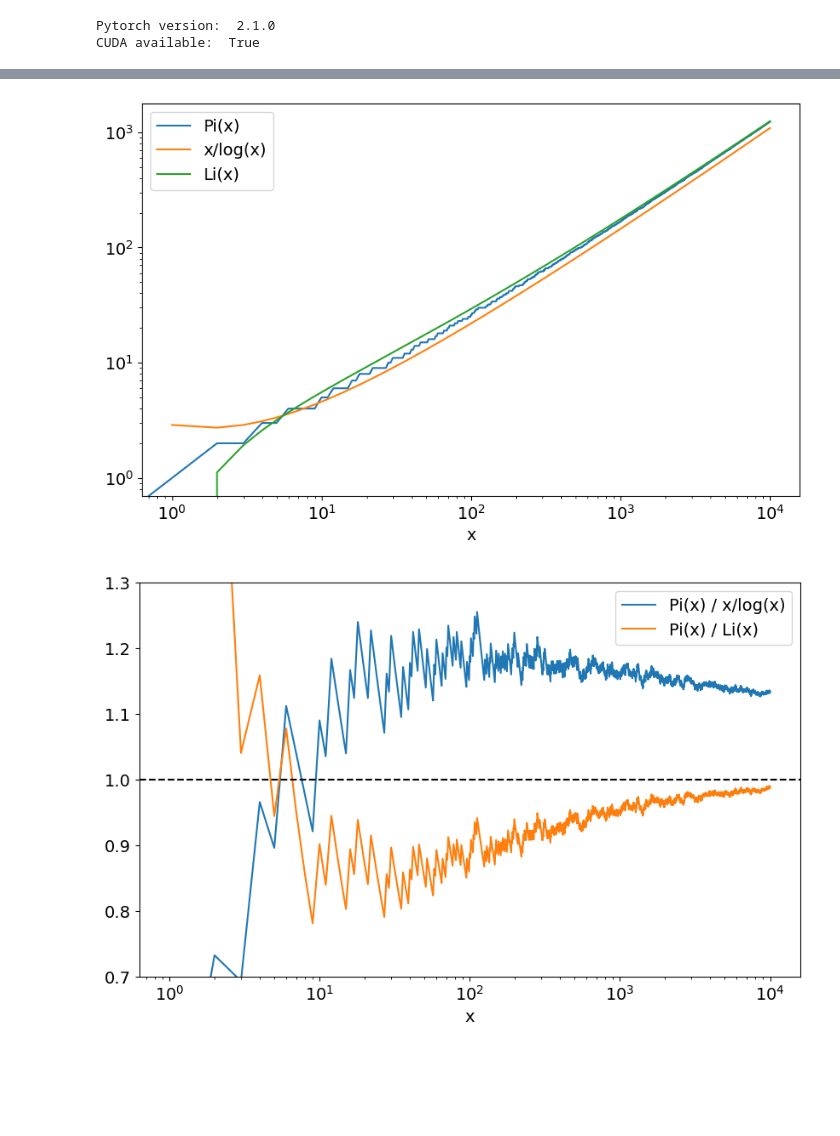
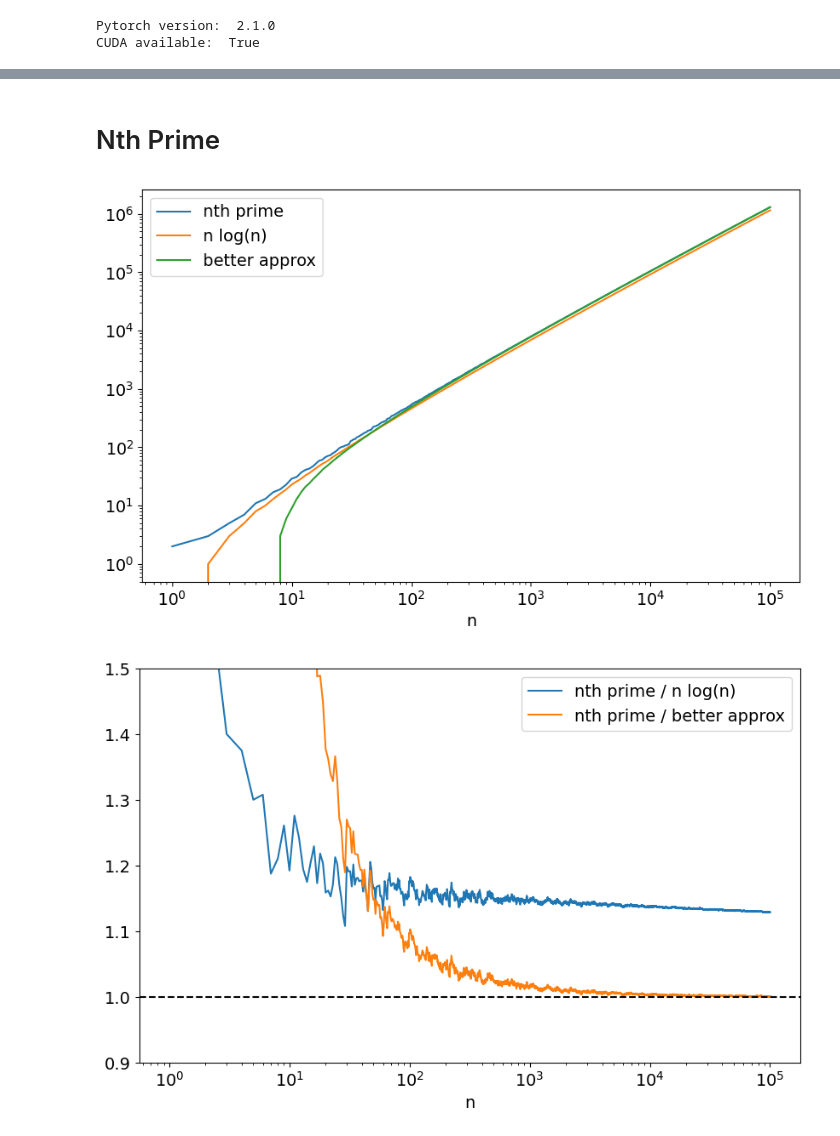
Before and after one commit to leehagaman/prime_guesser, a Jupyter notebook: prime_studies.ipynb, the cells around one changed output, grey strips where cells are left out. Drawn from its saved outputs; the diff is of its cells as text; code cells hidden in the pictures; blank space fills up the shorter version.

Commit message:
plotted Pi errors, nth prime errors, prime gaps, digit tests

```diff
--- a/prime_studies.ipynb
+++ b/prime_studies.ipynb
@@ -66,3 +122,5 @@ def pis_approx_Lix(x):
+# %% [markdown]
+# Nth Prime
 # %%
 def nth_prime(n):
 
@@ -105,40 +163,51 @@ def nth_prime_approx_better(n):
 
     return int(val)
 # %%
-max_num = int(1e4)
-
 plt.rcParams.update({'font.size': 14})
 
-curr_pis = pis(max_num)
-curr_pis_approx_x_over_logx = pis_approx_x_over_logx(max_num)
-curr_pis_approx_Lix = pis_approx_Lix(max_num)
+ns = np.arange(1, max_num+1)
+curr_nths = nth_prime_list(max_num)
+curr_nths_approx_nlogn = np.array([nth_prime_approx_nlogn(n) for n in ns])
+curr_nths_approx_better = np.array([nth_prime_approx_better(n) for n in ns])
 
 plt.figure(figsize=(10, 6))
-plt.plot(curr_pis, label="Pi(x)")
-plt.plot(curr_pis_approx_x_over_logx, label="x/log(x)")
-plt.plot(curr_pis_approx_Lix, label="Li(x)")
+plt.plot(ns, curr_nths, label="nth prime")
+plt.plot(ns, curr_nths_approx_nlogn, label="n log(n)")
+plt.plot(ns, curr_nths_approx_better, label="better approx")
 plt.legend()
-plt.xlabel("x")
+plt.xlabel("n")
 plt.xscale("log")
 plt.yscale("log")
 plt.show()
 
-safer_curr_pis_approx_x_over_logx = np.where(curr_pis_approx_x_over_logx == 0, np.nan, curr_pis_approx_x_over_logx)
-safer_curr_pis_approx_Lix = np.where(curr_pis_approx_Lix == 0, np.nan, curr_pis_approx_Lix)
+safer_curr_nths_approx_nlogn = np.where(curr_nths_approx_nlogn == 0, np.nan, curr_nths_approx_nlogn)
+safer_curr_nths_approx_better = np.where(curr_nths_approx_better == 0, np.nan, curr_nths_approx_better)
 
-curr_pis_approx_x_over_logx_ratio = curr_pis / safer_curr_pis_approx_x_over_logx
-curr_pis_approx_Lix_ratio = curr_pis / safer_curr_pis_approx_Lix
+curr_nths_approx_nlogn_ratio = curr_nths / safer_curr_nths_approx_nlogn
+curr_nths_approx_better_ratio = curr_nths / safer_curr_nths_approx_better
 
 plt.figure(figsize=(10, 6))
-plt.plot(curr_pis_approx_x_over_logx_ratio, label="Pi(x) / x/log(x)")
-plt.plot(curr_pis_approx_Lix_ratio, label="Pi(x) / Li(x)")
+plt.plot(curr_nths_approx_nlogn_ratio, label="nth prime / n log(n)")
+plt.plot(curr_nths_approx_better_ratio, label="nth prime / better approx")
 plt.axhline(1, color="black", linestyle="--")
 plt.legend()
-plt.xlabel("x")
-#plt.xlim(0, max_num)
+plt.xlabel("n")
 plt.xscale("log")
-plt.ylim(0.7, 1.3)
+plt.ylim(0.9, 1.5)
 plt.show()
+
+ratio_error_nlogn = np.abs((curr_nths - safer_curr_nths_approx_nlogn) / curr_nths)
+ratio_error_better = np.abs((curr_nths - safer_curr_nths_approx_better) / curr_nths)
+
+plt.figure(figsize=(10, 6))
+plt.plot(ratio_error_nlogn, label="abs[(nth prime - n log(n)) / nth prime]")
+plt.plot(ratio_error_better, label="abs[(nth prime - better approx) / nth prime]")
+plt.legend()
+plt.xlabel("n")
+plt.xscale("log")
+plt.yscale("log")
+plt.ylim(1e-4, 1)
+plt.show()
 # %% [output]
-[figure, old version]
+[figure, new version]
-[figure, old version]
+[figure, new version]
```
Also changed, not shown: parts of 15 cells of this notebook.
